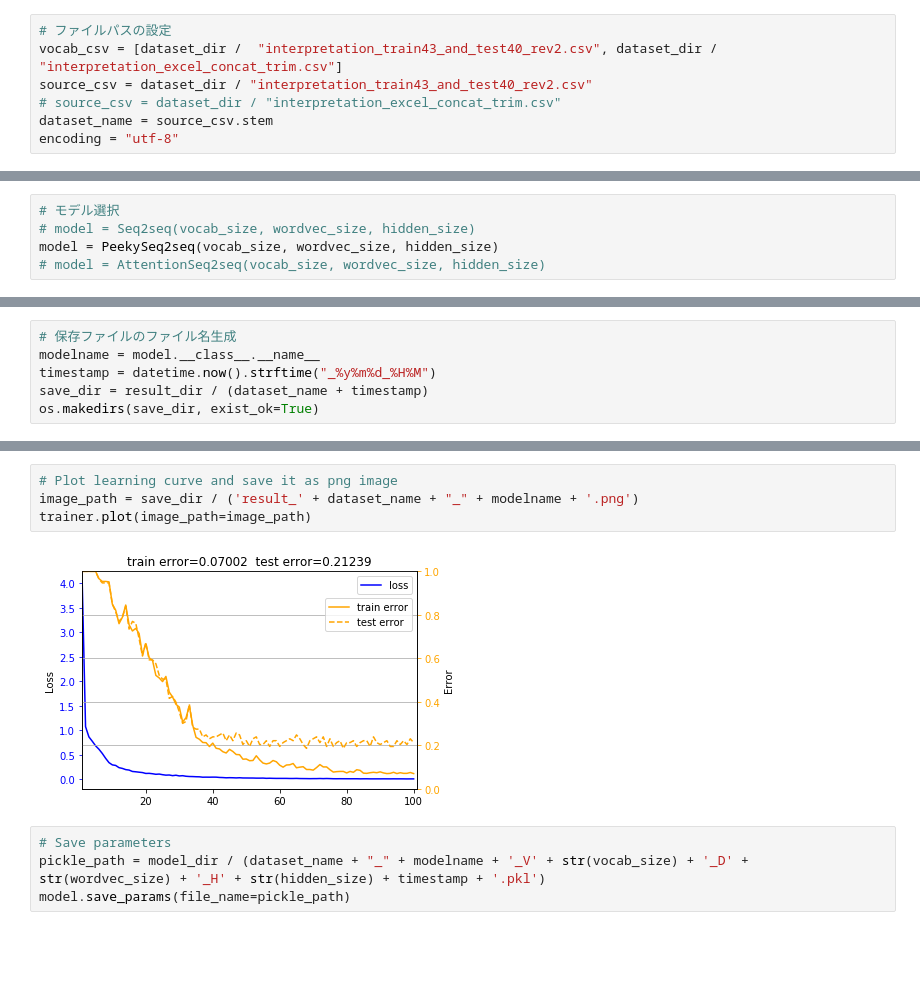
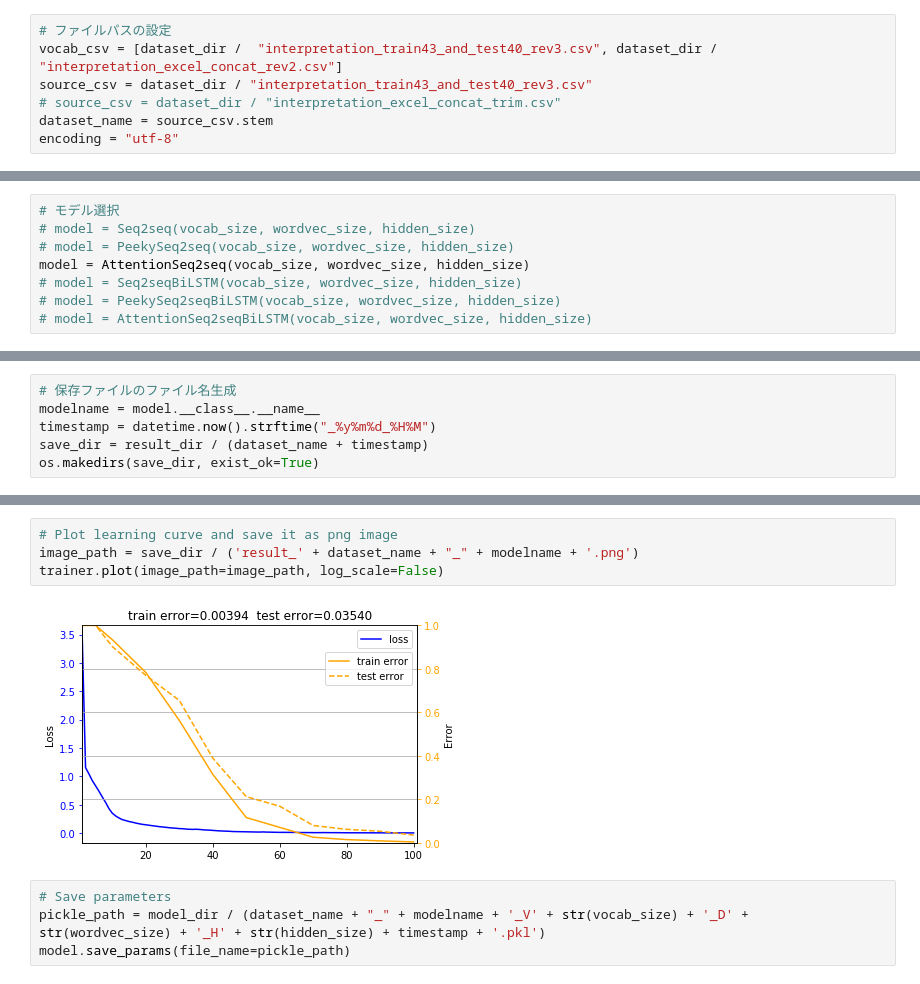
Before and after one commit to bbbnodx/seq2seq, a Jupyter notebook: notebooks/train_seq2seq.ipynb, the cells around one changed output, grey strips where cells are left out. Drawn from its saved outputs; the diff is of its cells as text; blank space fills up the shorter version.

Commit message:
Add BiLSTM and data cleansing

```diff
--- a/notebooks/train_seq2seq.ipynb
+++ b/notebooks/train_seq2seq.ipynb
@@ -60,8 +60,8 @@ result_dir = Path('../results')
 model_dir = Path('../models')
 # %%
 # ファイルパスの設定
-vocab_csv = [dataset_dir /  "interpretation_train43_and_test40_rev2.csv", dataset_dir / "interpretation_excel_concat_trim.csv"]
-source_csv = dataset_dir / "interpretation_train43_and_test40_rev2.csv"
+vocab_csv = [dataset_dir /  "interpretation_train43_and_test40_rev3.csv", dataset_dir / "interpretation_excel_concat_rev2.csv"]
+source_csv = dataset_dir / "interpretation_train43_and_test40_rev3.csv"
 # source_csv = dataset_dir / "interpretation_excel_concat_trim.csv"
 dataset_name = source_csv.stem
 encoding = "utf-8"
@@ -129,8 +129,11 @@ x_train, x_test, t_train, t_test = seq.split_data(seed=1, test_size=0.1)
 # %%
 # モデル選択
 # model = Seq2seq(vocab_size, wordvec_size, hidden_size)
-model = PeekySeq2seq(vocab_size, wordvec_size, hidden_size)
-# model = AttentionSeq2seq(vocab_size, wordvec_size, hidden_size)
+# model = PeekySeq2seq(vocab_size, wordvec_size, hidden_size)
+model = AttentionSeq2seq(vocab_size, wordvec_size, hidden_size)
+# model = Seq2seqBiLSTM(vocab_size, wordvec_size, hidden_size)
+# model = PeekySeq2seqBiLSTM(vocab_size, wordvec_size, hidden_size)
+# model = AttentionSeq2seqBiLSTM(vocab_size, wordvec_size, hidden_size)
 # %%
 # OptimizerとTrainerインスタンスの初期化
 optimizer = Adam()
@@ -193,9 +205,9 @@ sample_size
 # %%
 # Plot learning curve and save it as png image
 image_path = save_dir / ('result_' + dataset_name + "_" + modelname + '.png')
-trainer.plot(image_path=image_path)
+trainer.plot(image_path=image_path, log_scale=False)
 # %% [output]
-[figure, old version]
+[figure, new version]
 # %%
 # Save parameters
 pickle_path = model_dir / (dataset_name + "_" + modelname + '_V' + str(vocab_size) + '_D' + str(wordvec_size) + '_H' + str(hidden_size) + timestamp + '.pkl')
```
Also changed, not shown: parts of 7 cells of this notebook, 51 other files.
